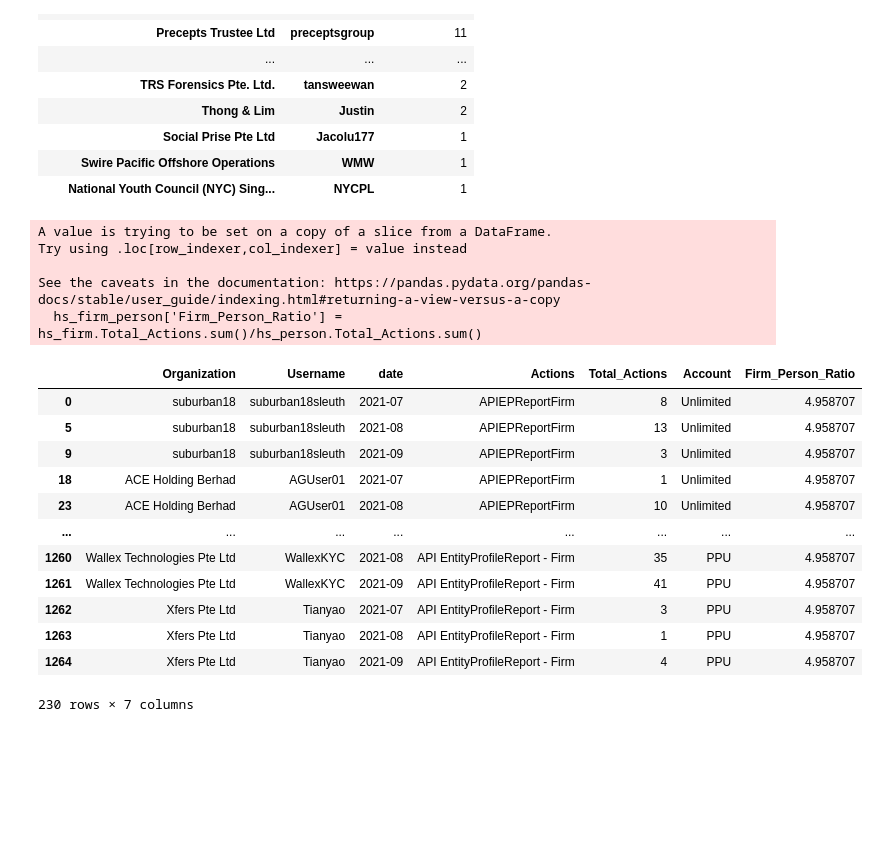
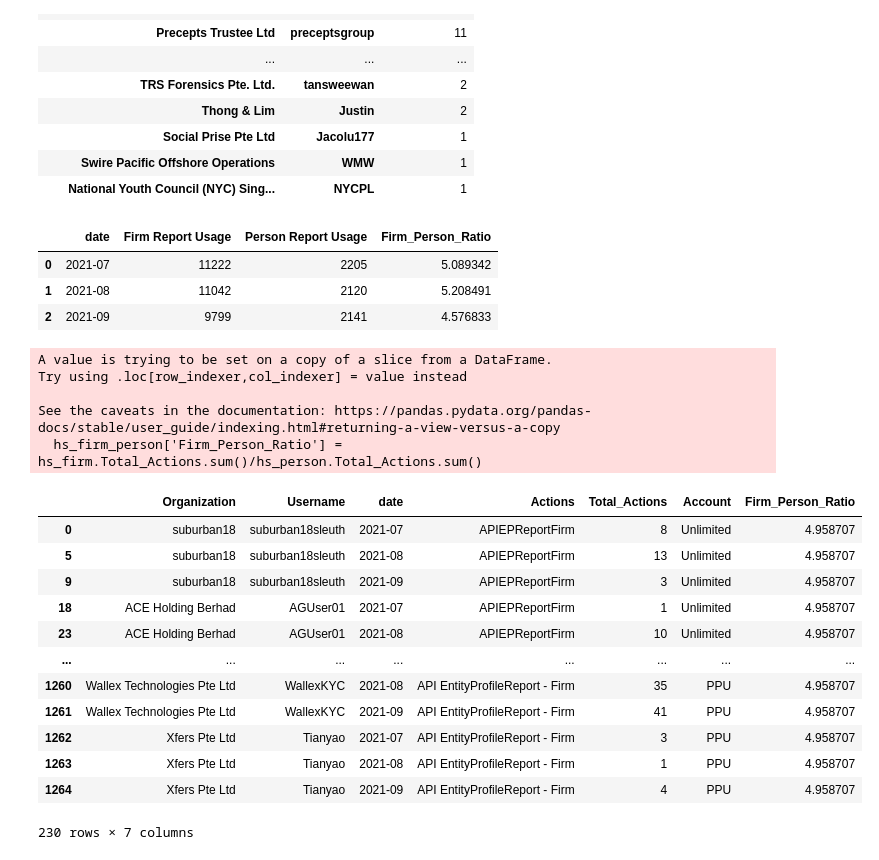
Before and after one commit to itzhongee/PortfolioProjects, a Jupyter notebook: HS Usage Analytics/HS Usage Analytics.ipynb, the cells around one changed output. Saved outputs shown, nothing was run; the diff lists cells and outputs as text; code cells hidden in the pictures; blank space fills up the shorter version.

```diff
--- a/HS Usage Analytics/HS Usage Analytics.ipynb
+++ b/HS Usage Analytics/HS Usage Analytics.ipynb
@@ -267,26 +267,39 @@ hs_ppu_user_grouped.sort_values('Total_Actions',ascending=False)
 # %%
 hs_firm_person = hs[hs['Actions'].str.contains('Firm','Person')]
 hs_firm = hs[hs['Actions'].str.contains('Firm')]
 hs_person = hs[hs['Actions'].str.contains('Person')]
 
-hs_firm_person['Firm_Person_Ratio'] = hs_firm.Total_Actions.sum()/hs_person.Total_Actions.sum()
-hs_firm_person
+hs_firm_grouped = hs_firm.groupby('date').agg({'Total_Actions':'sum'})
+hs_person_grouped = hs_person.groupby('date').agg({'Total_Actions':'sum'})
+hs_firm_person_grouped = hs_firm_grouped.merge(hs_person_grouped,on='date',how='inner')
+hs_firm_person_grouped.reset_index(inplace=True)
+hs_firm_person_grouped.rename(columns={'Total_Actions_x':'Firm Report Usage','Total_Actions_y':'Person Report Usage'},inplace=True)
+hs_firm_person_grouped['Firm_Person_Ratio'] = hs_firm_person_grouped['Firm Report Usage']/hs_firm_person_grouped['Person Report Usage']
+hs_firm_person_grouped
 # %% [output]
-A value is trying to be set on a copy of a slice from a DataFrame.
-Try using .loc[row_indexer,col_indexer] = value instead
-
-See the caveats in the documentation: https://pandas.pydata.org/pandas-docs/stable/user_guide/indexing.html#returning-a-view-versus-a-copy
-  hs_firm_person['Firm_Person_Ratio'] = hs_firm.Total_Actions.sum()/hs_person.Total_Actions.sum()
-|  | Organization | Username | date | Actions | Total_Actions | Account | Firm_Person_Ratio |
-| 0 | suburban18 | suburban18sleuth | 2021-07 | APIEPReportFirm | 8 | Unlimited | 4.958707 |
-| 5 | suburban18 | suburban18sleuth | 2021-08 | APIEPReportFirm | 13 | Unlimited | 4.958707 |
-| 9 | suburban18 | suburban18sleuth | 2021-09 | APIEPReportFirm | 3 | Unlimited | 4.958707 |
-| 18 | ACE Holding Berhad | AGUser01 | 2021-07 | APIEPReportFirm | 1 | Unlimited | 4.958707 |
-| 23 | ACE Holding Berhad | AGUser01 | 2021-08 | APIEPReportFirm | 10 | Unlimited | 4.958707 |
-| ... | ... | ... | ... | ... | ... | ... | ... |
-| 1260 | Wallex Technologies Pte Ltd | WallexKYC | 2021-08 | API EntityProfileReport - Firm | 35 | PPU | 4.958707 |
-| 1261 | Wallex Technologies Pte Ltd | WallexKYC | 2021-09 | API EntityProfileReport - Firm | 41 | PPU | 4.958707 |
-| 1262 | Xfers Pte Ltd | Tianyao | 2021-07 | API EntityProfileReport - Firm | 3 | PPU | 4.958707 |
-| 1263 | Xfers Pte Ltd | Tianyao | 2021-08 | API EntityProfileReport - Firm | 1 | PPU | 4.958707 |
-| 1264 | Xfers Pte Ltd | Tianyao | 2021-09 | API EntityProfileReport - Firm | 4 | PPU | 4.958707 |
+|  | date | Firm Report Usage | Person Report Usage | Firm_Person_Ratio |
+| 0 | 2021-07 | 11222 | 2205 | 5.089342 |
+| 1 | 2021-08 | 11042 | 2120 | 5.208491 |
+| 2 | 2021-09 | 9799 | 2141 | 4.576833 |
-230 rows × 7 columns
+# %%
+hs_firm_person['Firm_Person_Ratio'] = hs_firm.Total_Actions.sum()/hs_person.Total_Actions.sum()
+hs_firm_person
+# %% [output]
+A value is trying to be set on a copy of a slice from a DataFrame.
+Try using .loc[row_indexer,col_indexer] = value instead
+
+See the caveats in the documentation: https://pandas.pydata.org/pandas-docs/stable/user_guide/indexing.html#returning-a-view-versus-a-copy
+  hs_firm_person['Firm_Person_Ratio'] = hs_firm.Total_Actions.sum()/hs_person.Total_Actions.sum()
+|  | Organization | Username | date | Actions | Total_Actions | Account | Firm_Person_Ratio |
+| 0 | suburban18 | suburban18sleuth | 2021-07 | APIEPReportFirm | 8 | Unlimited | 4.958707 |
+| 5 | suburban18 | suburban18sleuth | 2021-08 | APIEPReportFirm | 13 | Unlimited | 4.958707 |
+| 9 | suburban18 | suburban18sleuth | 2021-09 | APIEPReportFirm | 3 | Unlimited | 4.958707 |
+| 18 | ACE Holding Berhad | AGUser01 | 2021-07 | APIEPReportFirm | 1 | Unlimited | 4.958707 |
+| 23 | ACE Holding Berhad | AGUser01 | 2021-08 | APIEPReportFirm | 10 | Unlimited | 4.958707 |
+| ... | ... | ... | ... | ... | ... | ... | ... |
+| 1260 | Wallex Technologies Pte Ltd | WallexKYC | 2021-08 | API EntityProfileReport - Firm | 35 | PPU | 4.958707 |
+| 1261 | Wallex Technologies Pte Ltd | WallexKYC | 2021-09 | API EntityProfileReport - Firm | 41 | PPU | 4.958707 |
+| 1262 | Xfers Pte Ltd | Tianyao | 2021-07 | API EntityProfileReport - Firm | 3 | PPU | 4.958707 |
+| 1263 | Xfers Pte Ltd | Tianyao | 2021-08 | API EntityProfileReport - Firm | 1 | PPU | 4.958707 |
+| 1264 | Xfers Pte Ltd | Tianyao | 2021-09 | API EntityProfileReport - Firm | 4 | PPU | 4.958707 |
+230 rows × 7 columns
```
